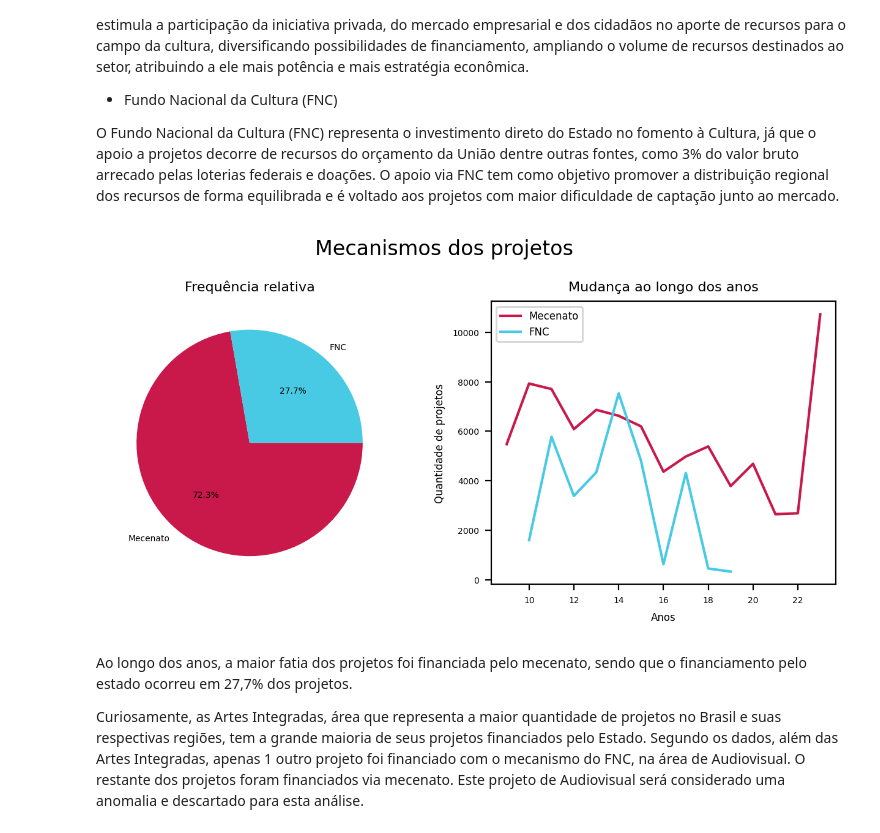
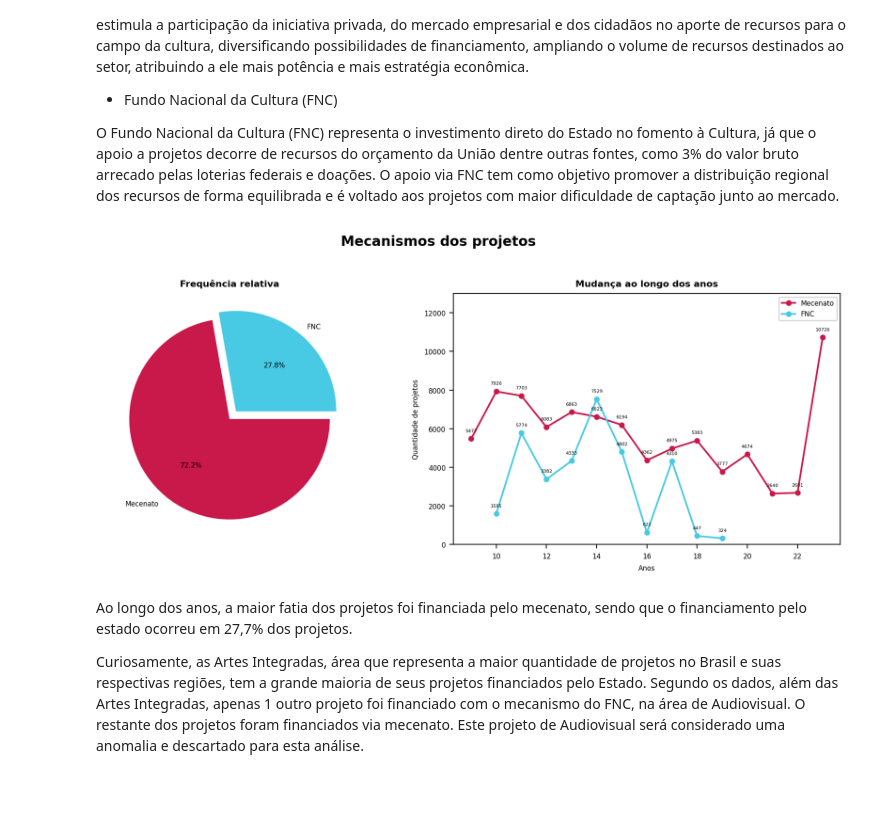
Before and after one commit to lorenaaxbastos/santander-coders-projects, a Jupyter notebook: Unit 2 - Programming Techniques I (PY)/Projeto EDA - Análise do Dataset da Lei Rouanet.ipynb, the cells around one changed output. Drawn from its saved outputs; the diff is of its cells as text; code cells hidden in the pictures; blank space fills up the shorter version.

```diff
--- a/Unit 2 - Programming Techniques I (PY)/Projeto EDA - Análise do Dataset da Lei Rouanet.ipynb
+++ b/Unit 2 - Programming Techniques I (PY)/Projeto EDA - Análise do Dataset da Lei Rouanet.ipynb
@@ -370,11 +369,9 @@ projetos_por_estados = projetos["UF"].value_counts().rename("qtd_projetos")
 estados = geobr.read_country(year=2020)  # Download do mapa do Brasil dividido por estados
 estados = estados.merge(projetos_por_estados, how="left", left_on="abbrev_state", right_on="UF")
 # %%
-plt.rcParams.update({"font.size": 5})
+plt.rcParams.update({"font.size": 6})
 
 fig, axs = plt.subplots(nrows=1, ncols=2, figsize=(8, 4), dpi=200)
-
-fig.suptitle('Quantidade de projetos', fontsize=12, y=0.9)
 
 regioes.plot(
     column="qtd_projetos",
@@ -400,8 +397,13 @@ estados.plot(
     ax=axs[1],
 )
 
-axs[0].set_title("Regiões", fontsize=8)
+fig.suptitle('Quantidade de projetos', fontsize=12, fontweight=1000, y=0.95)
+axs[0].set_title("Regiões do Brasil", fontsize=8)
+axs[1].set_title("Estados do Brasil", fontsize=8)
+
 axs[0].axis("off")
-axs[1].set_title("Estados", fontsize=8)
-axs[1].axis("off");
+axs[1].axis("off")
+
+plt.tight_layout()
+plt.show()
 # %% [output]
@@ -429,34 +431,72 @@ mecanismos = projetos["mecanismo"].value_counts(normalize=True) * 100
 mecenato_por_anos = projetos[projetos["mecanismo"] == "Mecenato"]["ano_projeto"].value_counts().sort_index()
 fnc_por_anos = projetos[projetos["mecanismo"] == "FNC"]["ano_projeto"].value_counts().sort_index()
 # %%
+plt.rcParams.update({"font.size": 6})
 cores = ["#c9184a", "#48cae4"]
+separacao_fatia = (0, 0.1)
 
-plt.rcParams.update({"font.size": 5})
+fig, (ax1, ax2) = plt.subplots(nrows=1, ncols=2, figsize=(10, 4), dpi=200)
 
-fig, (ax1, ax2) = plt.subplots(nrows=1, ncols=2, figsize=(8, 3), dpi=200)
-
-plt.suptitle("Mecanismos dos projetos", fontsize=12, y=1.05)
-
-ax1.set_title("Frequência relativa", fontsize=8)
 ax1.pie(
     mecanismos,
     labels=mecanismos.index,
+    autopct="%1.1f%%",
+    counterclock=False,
     colors=cores,
-    autopct="%1.1f%%",
-    counterclock=False
+    explode=separacao_fatia
 )
 
-ax2.set_title("Mudança ao longo dos anos", fontsize=8)
 ax2.plot(
-    mecenato_por_anos.index[:-1], mecenato_por_anos[:-1], cores[0],
-    fnc_por_anos.index, fnc_por_anos, cores[1]
+    # considerar até 2023, pois 2024 acabou de começar
+    mecenato_por_anos.index[:-1],
+    mecenato_por_anos[:-1],
+    cores[0],
+
+    fnc_por_anos.index,
+    fnc_por_anos,
+    cores[1],
+
+    marker="o",
+    markersize=4
 )
 
-ax2.legend(["Mecenato", "FNC"], fontsize=6)
-plt.xlabel("Anos", fontsize=6)
-plt.ylabel("Quantidade de projetos", fontsize=6);
+for x, y in zip(mecenato_por_anos.index[:-1], mecenato_por_anos[:-1]):
+    rotulo = "{}".format(y)
+    ax2.annotate(
+        rotulo,
+        (x, y),
+        textcoords="offset points",
+        xytext=(0, 6),
+        fontsize=4,
+        ha='center'
+    )
+
+for x, y in zip(fnc_por_anos.index, fnc_por_anos):
+    rotulo = "{}".format(y)
+    ax2.annotate(
+        rotulo,
+        xy=(x, y),
+        textcoords="offset points",
+        xytext=(0, 6),
+        fontsize=4,
+        ha='center'
+    )
+
+plt.suptitle("Mecanismos dos projetos", fontsize=12, fontweight=1000, y=1.05)
+ax1.set_title("Frequência relativa", fontsize=8, fontweight=600)
+ax2.set_title("Mudança ao longo dos anos", fontsize=8, fontweight=600)
+
+plt.xlabel("Anos")
+plt.ylabel("Quantidade de projetos")
+
+ax2.legend(["Mecenato", "FNC"])
+
+plt.ylim(bottom=0, top=13000)
+
+plt.tight_layout()
+plt.show()
 # %% [output]
-[figure, old version]
+[figure, new version]
 # %% [markdown]
 Ao longo dos anos, a maior fatia dos projetos foi financiada pelo mecenato, sendo que o financiamento pelo estado ocorreu em 27,7% dos projetos.
 
```
Also changed, not shown: parts of 10 cells of this notebook.
